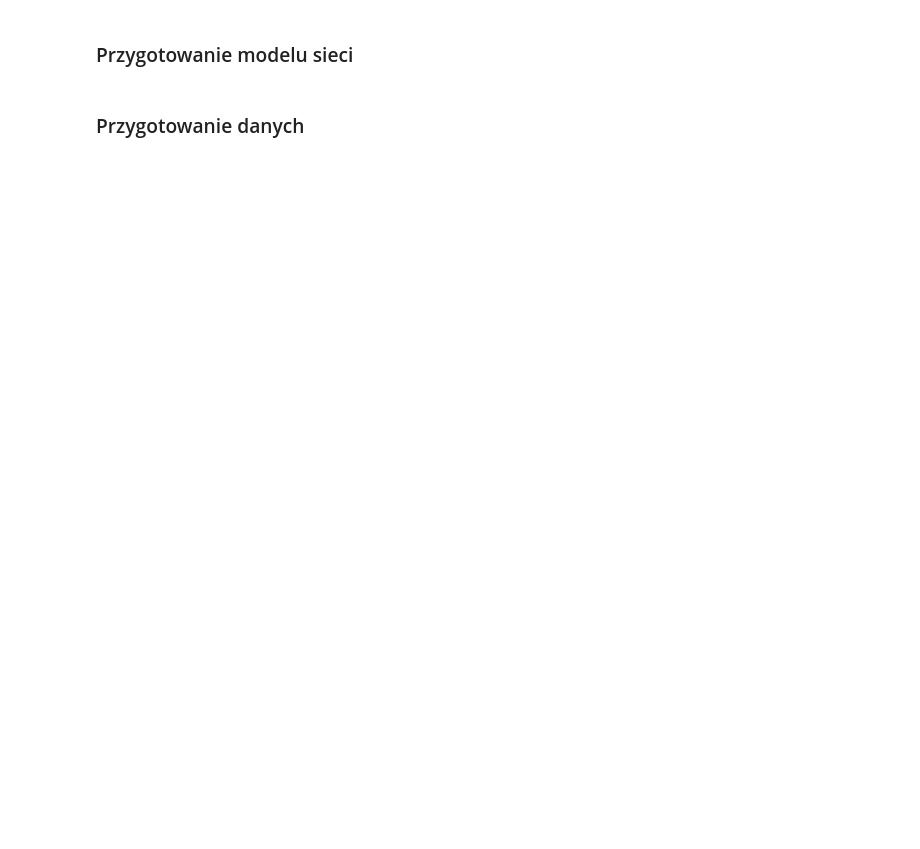
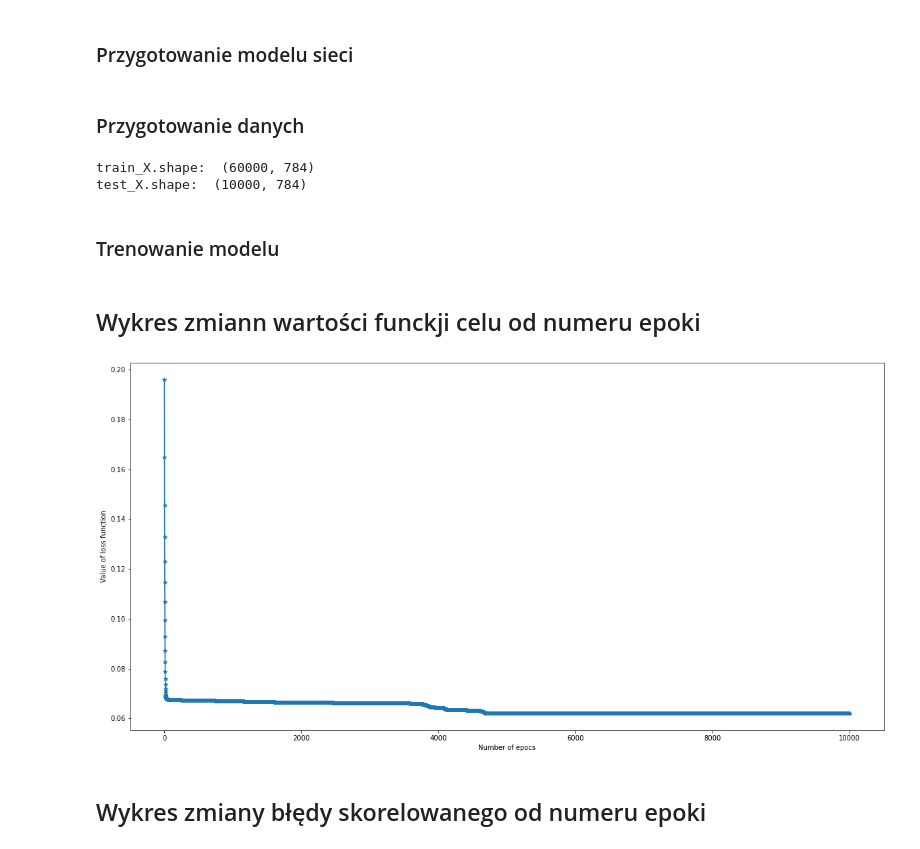
Before and after one commit to lukasztracz195/NeuralNetworkLab, a Jupyter notebook: Laoratorium 3 i 4 ISI SiecieNeuronowe Łuaksz Tracz 234011.ipynb, the cells around one changed output. Saved outputs shown, nothing was run; the diff lists cells and outputs as text; code cells hidden in the pictures; blank space fills up the shorter version.

```diff
--- a/Laoratorium 3 i 4 ISI SiecieNeuronowe Łuaksz Tracz 234011.ipynb
+++ b/Laoratorium 3 i 4 ISI SiecieNeuronowe Łuaksz Tracz 234011.ipynb
@@ -409,5 +409,12 @@ model.compile(loss=MeanSquaredError(), metrics=[Accurancy()])
 # %% [markdown]
 <h3>Przygotowanie danych</h3>
 # %%
-trainX = trainX.reshape((trainX.shape[0], 28, 28, 1))
-testX = testX.reshape((testX.shape[0], 28, 28, 1))
+train_X = train_X.reshape((train_norm_X.shape[0], 28*28))
+test_X = test_X.reshape((test_norm_X.shape[0], 28*28))
+print('train_X.shape: ',train_X.shape)
+print('test_X.shape: ',test_X.shape)
+# %% [output]
+train_X.shape:  (60000, 784)
+test_X.shape:  (10000, 784)
+# %% [markdown]
+<h3>Trenowanie modelu</h3>
@@ -413,0 +423,13 @@ testX = testX.reshape((testX.shape[0], 28, 28, 1))
+# %% [markdown]
+<h2>Wykres zmiann wartości funckji celu od numeru epoki</h2>
+# %%
+history_error = statistics.error_for_epocs
+plt.figure(figsize=(20, 10))
+plt.plot(history_error, '-*')
+plt.xlabel('Number of epocs')
+plt.ylabel('Value of loss function')
+plt.show()
+# %% [output]
+[figure, added]
+# %% [markdown]
+<h2>Wykres zmiany błędy skorelowanego od numeru epoki</h2>
```
Also changed, not shown: parts of 15 cells of this notebook, 2 other files.
